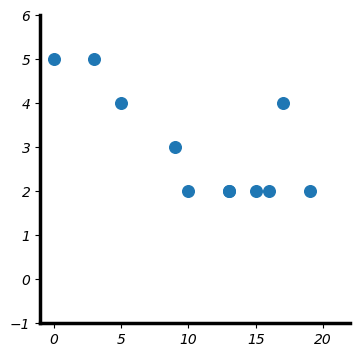
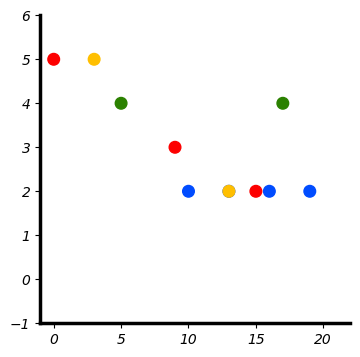
Code edit (unified diff) that turned the first committed figure into the second:
--- before
+++ after
@@ -1,7 +1,12 @@
+arr1 = np.array([[10,12], [13,15], [16,18], [19,21]])
+arr2 = np.array([[5,9], [17,21]])
+arr3 = np.array([[3,8], [13,15]])
+arr4 = np.array([[0,5], [9,12], [15,17]])
+
 barcodes = [
-    (0, 5), (9, 3), (15,2),
-    (3, 5), (13,2),
-    (5,4), (17,4),
-    (10,2), (13,2), (16, 2), (19,2)
+    [10,2], [13,2], [16, 2], [19,2],
+    [5,4], [17,4],
+    [3, 5], [13,2],
+    [0, 5], [9, 3], [15,2],
 ]
 
@@ -11,5 +16,5 @@
 plt.xlim(-1, 22)
 plt.ylim(-1, 6)
-plt.scatter(arr_bar[:, 0], arr_bar[:, 1], s=70)
+plt.scatter(arr_bar[:, 0], arr_bar[:, 1], s=70, c=my_colors)
 # plt.axline((0,0), slope=1, color='black', linestyle='--', linewidth=2)
 plt.xlabel('')

Commit: updates